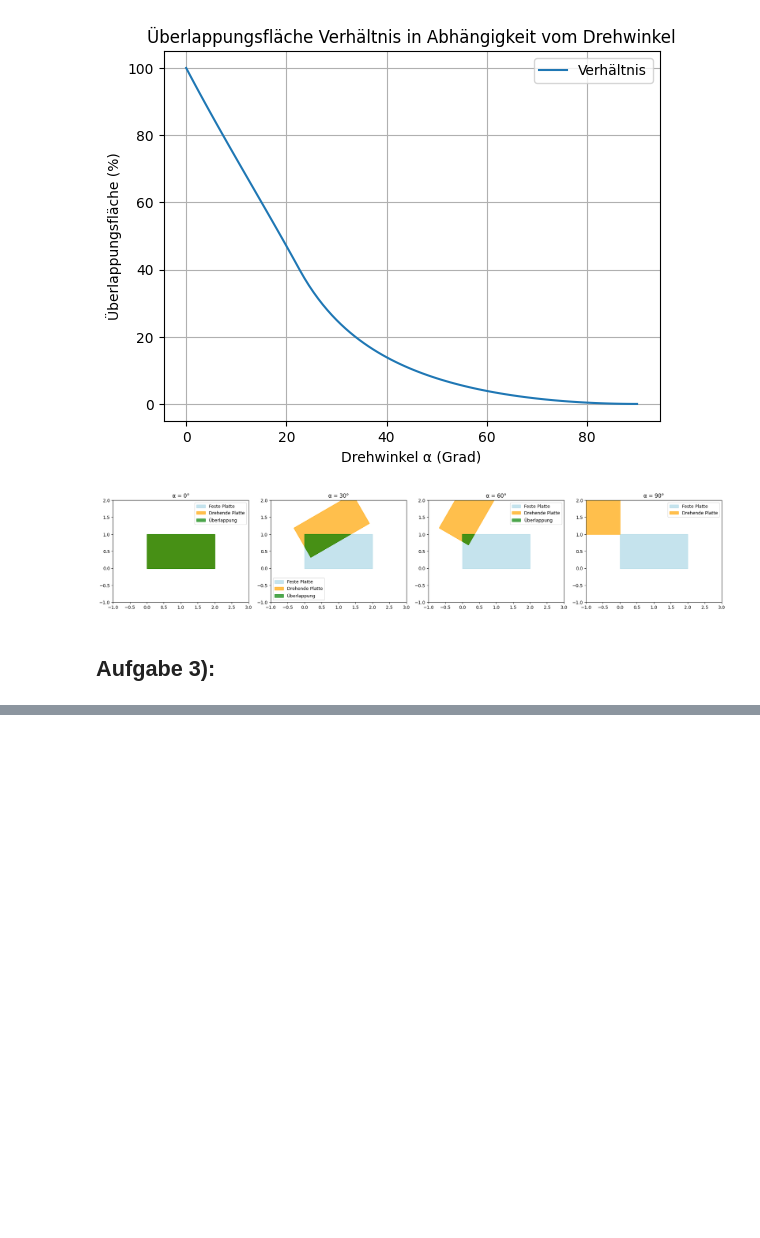
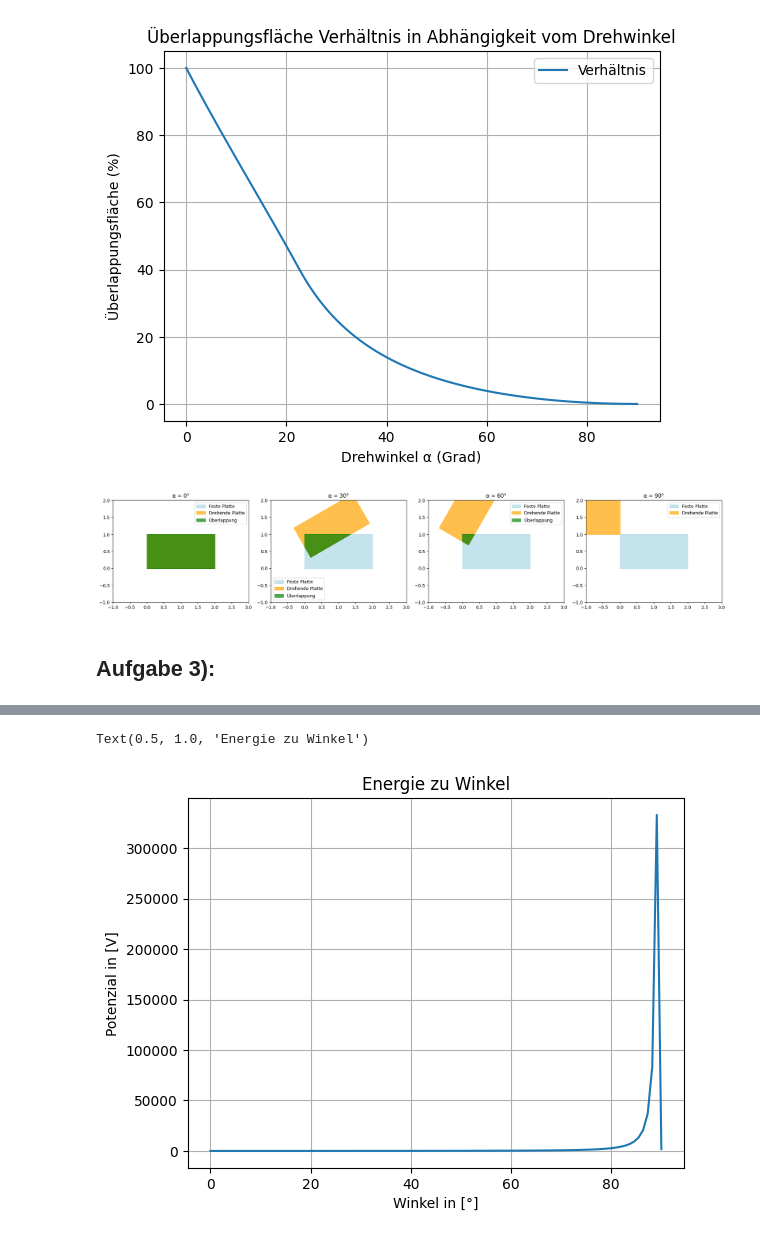
Before and after one commit to HansPeter21/COP_Elektrostatik, a Jupyter notebook: Projekt_ES_Albertin_Schegg.ipynb, the cells around one changed output, grey strips where cells are left out. Saved outputs shown, nothing was run; the diff lists cells and outputs as text; code cells hidden in the pictures; blank space fills up the shorter version.

```diff
--- a/Projekt_ES_Albertin_Schegg.ipynb
+++ b/Projekt_ES_Albertin_Schegg.ipynb
@@ -315,0 +134,10 @@ results(nx,ny,x,y,u,v,u0,rho)
+# %%
+Phi = Q/C
+plt.plot(alpha[0,:],Phi[0,:])
+plt.grid()
+plt.ylabel("Potenzial in [V]")
+plt.xlabel("Winkel in [°]")
+plt.title("Energie zu Winkel")
+# %% [output]
+Text(0.5, 1.0, 'Energie zu Winkel')
+[figure, added]
```
Also changed, not shown: parts of 11 cells of this notebook.
